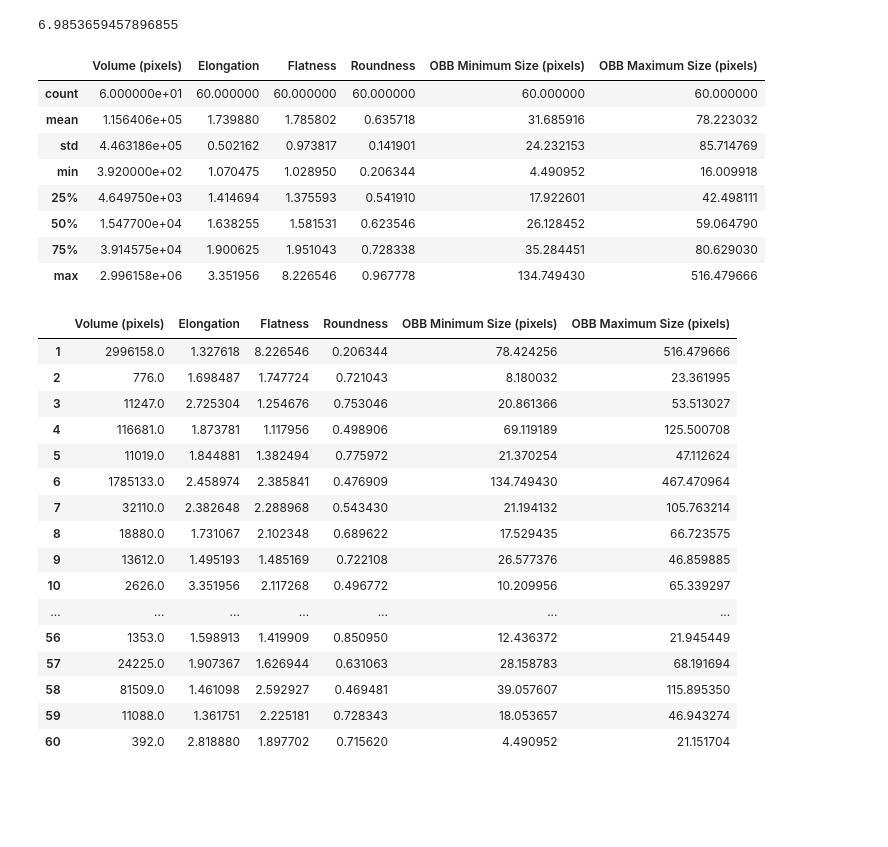
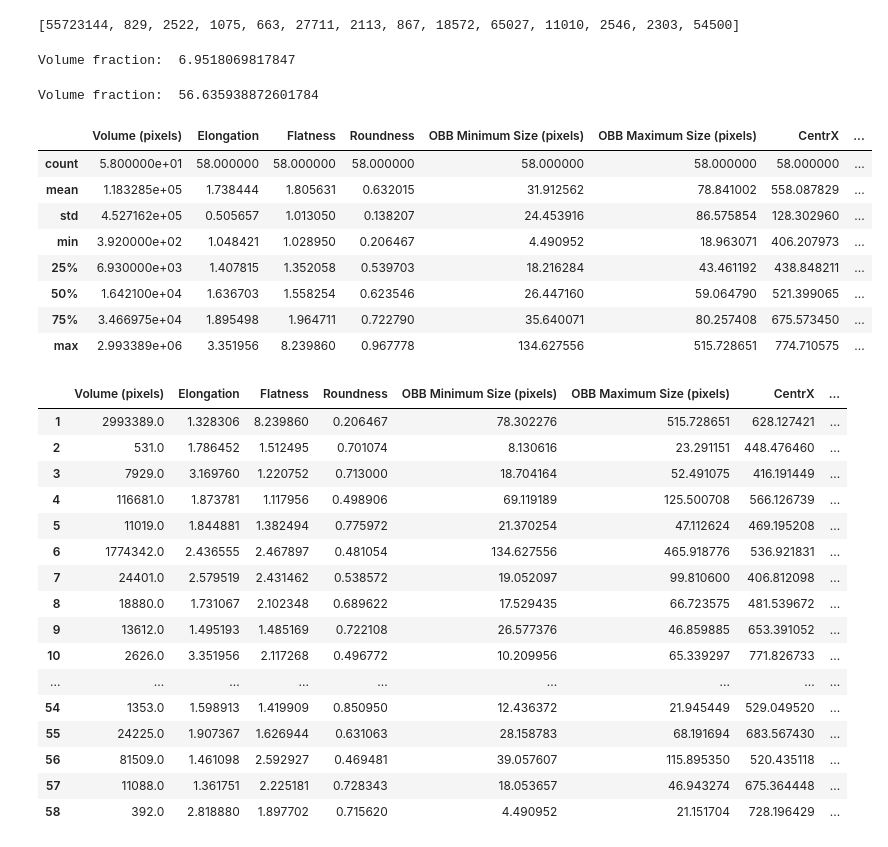
Before and after one commit to axruff/batteries, a Jupyter notebook: analysisBubbles.ipynb, the cells around one changed output. Saved outputs shown, nothing was run; the diff lists cells and outputs as text; code cells hidden in the pictures; blank space fills up the shorter version.

```diff
--- a/analysisBubbles.ipynb
+++ b/analysisBubbles.ipynb
@@ -145,54 +306,70 @@ print(bubble_sizes)
+# %%
+print(bubble_sizes)
+# %% [output]
+[55723144, 829, 2522, 1075, 663, 27711, 2113, 867, 18572, 65027, 11010, 2546, 2303, 54500]
 # %%
 volume_fraction = np.sum(np.array(bubble_sizes)) / electr_volume
-print('Volume fraction: 'volume_fraction*100)
+print('Volume fraction: ', volume_fraction*100)
 # %% [output]
-6.9853659457896855
+Volume fraction:  6.9518069817847
+# %%
+volume_fraction = np.sum(np.array(bubble_sizes)) / electr_volume
+print('Volume fraction: ', volume_fraction*100)
+# %% [output]
+Volume fraction:  56.635938872601784
 # %%
 stats_list = [ (stats.GetPhysicalSize(i),
                stats.GetElongation(i),
                stats.GetFlatness(i),
                stats.GetRoundness(i),
                stats.GetOrientedBoundingBoxSize(i)[0],
-               stats.GetOrientedBoundingBoxSize(i)[2]
+               stats.GetOrientedBoundingBoxSize(i)[2],
+               stats.GetCentroid(i)[0],
+               stats.GetCentroid(i)[1],
+               stats.GetCentroid(i)[2],
+
                ) for i in stats.GetLabels()]
 cols=["Volume (pixels)",
       "Elongation",
       "Flatness",
       "Roundness",
       "OBB Minimum Size (pixels)",
-      "OBB Maximum Size (pixels)"
+      "OBB Maximum Size (pixels)",
+      "CentrX",
+      "CentrY",
+      "CentrZ"
      ]
 
 # Create the pandas data frame and display descriptive statistics.
 res_stats = pd.DataFrame(data=stats_list, index=stats.GetLabels(), columns=cols)
 res_stats.describe()
 # %% [output]
-|  | Volume (pixels) | Elongation | Flatness | Roundness | OBB Minimum Size (pixels) | OBB Maximum Size (pixels) |
-| count | 6.000000e+01 | 60.000000 | 60.000000 | 60.000000 | 60.000000 | 60.000000 |
-| mean | 1.156406e+05 | 1.739880 | 1.785802 | 0.635718 | 31.685916 | 78.223032 |
-| std | 4.463186e+05 | 0.502162 | 0.973817 | 0.141901 | 24.232153 | 85.714769 |
-| min | 3.920000e+02 | 1.070475 | 1.028950 | 0.206344 | 4.490952 | 16.009918 |
-| 25% | 4.649750e+03 | 1.414694 | 1.375593 | 0.541910 | 17.922601 | 42.498111 |
-| 50% | 1.547700e+04 | 1.638255 | 1.581531 | 0.623546 | 26.128452 | 59.064790 |
-| 75% | 3.914575e+04 | 1.900625 | 1.951043 | 0.728338 | 35.284451 | 80.629030 |
-| max | 2.996158e+06 | 3.351956 | 8.226546 | 0.967778 | 134.749430 | 516.479666 |
+|  | Volume (pixels) | Elongation | Flatness | Roundness | OBB Minimum Size (pixels) | OBB Maximum Size (pixels) | CentrX | ... |
+| count | 5.800000e+01 | 58.000000 | 58.000000 | 58.000000 | 58.000000 | 58.000000 | 58.000000 | ... |
+| mean | 1.183285e+05 | 1.738444 | 1.805631 | 0.632015 | 31.912562 | 78.841002 | 558.087829 | ... |
+| std | 4.527162e+05 | 0.505657 | 1.013050 | 0.138207 | 24.453916 | 86.575854 | 128.302960 | ... |
+| min | 3.920000e+02 | 1.048421 | 1.028950 | 0.206467 | 4.490952 | 18.963071 | 406.207973 | ... |
+| 25% | 6.930000e+03 | 1.407815 | 1.352058 | 0.539703 | 18.216284 | 43.461192 | 438.848211 | ... |
+| 50% | 1.642100e+04 | 1.636703 | 1.558254 | 0.623546 | 26.447160 | 59.064790 | 521.399065 | ... |
+| 75% | 3.466975e+04 | 1.895498 | 1.964711 | 0.722790 | 35.640071 | 80.257408 | 675.573450 | ... |
+| max | 2.993389e+06 | 3.351956 | 8.239860 | 0.967778 | 134.627556 | 515.728651 | 774.710575 | ... |
 # %%
 res_stats
 # %% [output]
-|  | Volume (pixels) | Elongation | Flatness | Roundness | OBB Minimum Size (pixels) | OBB Maximum Size (pixels) |
-| 1 | 2996158.0 | 1.327618 | 8.226546 | 0.206344 | 78.424256 | 516.479666 |
-| 2 | 776.0 | 1.698487 | 1.747724 | 0.721043 | 8.180032 | 23.361995 |
-| 3 | 11247.0 | 2.725304 | 1.254676 | 0.753046 | 20.861366 | 53.513027 |
-| 4 | 116681.0 | 1.873781 | 1.117956 | 0.498906 | 69.119189 | 125.500708 |
-| 5 | 11019.0 | 1.844881 | 1.382494 | 0.775972 | 21.370254 | 47.112624 |
-| 6 | 1785133.0 | 2.458974 | 2.385841 | 0.476909 | 134.749430 | 467.470964 |
-| 7 | 32110.0 | 2.382648 | 2.288968 | 0.543430 | 21.194132 | 105.763214 |
-| 8 | 18880.0 | 1.731067 | 2.102348 | 0.689622 | 17.529435 | 66.723575 |
-| 9 | 13612.0 | 1.495193 | 1.485169 | 0.722108 | 26.577376 | 46.859885 |
-| 10 | 2626.0 | 3.351956 | 2.117268 | 0.496772 | 10.209956 | 65.339297 |
-| ... | ... | ... | ... | ... | ... | ... |
-| 56 | 1353.0 | 1.598913 | 1.419909 | 0.850950 | 12.436372 | 21.945449 |
-| 57 | 24225.0 | 1.907367 | 1.626944 | 0.631063 | 28.158783 | 68.191694 |
-| 58 | 81509.0 | 1.461098 | 2.592927 | 0.469481 | 39.057607 | 115.895350 |
-| 59 | 11088.0 | 1.361751 | 2.225181 | 0.728343 | 18.053657 | 46.943274 |
-| 60 | 392.0 | 2.818880 | 1.897702 | 0.715620 | 4.490952 | 21.151704 |
+|  | Volume (pixels) | Elongation | Flatness | Roundness | OBB Minimum Size (pixels) | OBB Maximum Size (pixels) | CentrX | ... |
+| 1 | 2993389.0 | 1.328306 | 8.239860 | 0.206467 | 78.302276 | 515.728651 | 628.127421 | ... |
+| 2 | 531.0 | 1.786452 | 1.512495 | 0.701074 | 8.130616 | 23.291151 | 448.476460 | ... |
+| 3 | 7929.0 | 3.169760 | 1.220752 | 0.713000 | 18.704164 | 52.491075 | 416.191449 | ... |
+| 4 | 116681.0 | 1.873781 | 1.117956 | 0.498906 | 69.119189 | 125.500708 | 566.126739 | ... |
+| 5 | 11019.0 | 1.844881 | 1.382494 | 0.775972 | 21.370254 | 47.112624 | 469.195208 | ... |
+| 6 | 1774342.0 | 2.436555 | 2.467897 | 0.481054 | 134.627556 | 465.918776 | 536.921831 | ... |
+| 7 | 24401.0 | 2.579519 | 2.431462 | 0.538572 | 19.052097 | 99.810600 | 406.812098 | ... |
+| 8 | 18880.0 | 1.731067 | 2.102348 | 0.689622 | 17.529435 | 66.723575 | 481.539672 | ... |
+| 9 | 13612.0 | 1.495193 | 1.485169 | 0.722108 | 26.577376 | 46.859885 | 653.391052 | ... |
+| 10 | 2626.0 | 3.351956 | 2.117268 | 0.496772 | 10.209956 | 65.339297 | 771.826733 | ... |
+| ... | ... | ... | ... | ... | ... | ... | ... | ... |
+| 54 | 1353.0 | 1.598913 | 1.419909 | 0.850950 | 12.436372 | 21.945449 | 529.049520 | ... |
+| 55 | 24225.0 | 1.907367 | 1.626944 | 0.631063 | 28.158783 | 68.191694 | 683.567430 | ... |
+| 56 | 81509.0 | 1.461098 | 2.592927 | 0.469481 | 39.057607 | 115.895350 | 520.435118 | ... |
+| 57 | 11088.0 | 1.361751 | 2.225181 | 0.728343 | 18.053657 | 46.943274 | 675.364448 | ... |
+| 58 | 392.0 | 2.818880 | 1.897702 | 0.715620 | 4.490952 | 21.151704 | 728.196429 | ... |
```
Also changed, not shown: parts of 18 cells of this notebook, 2 other files.
